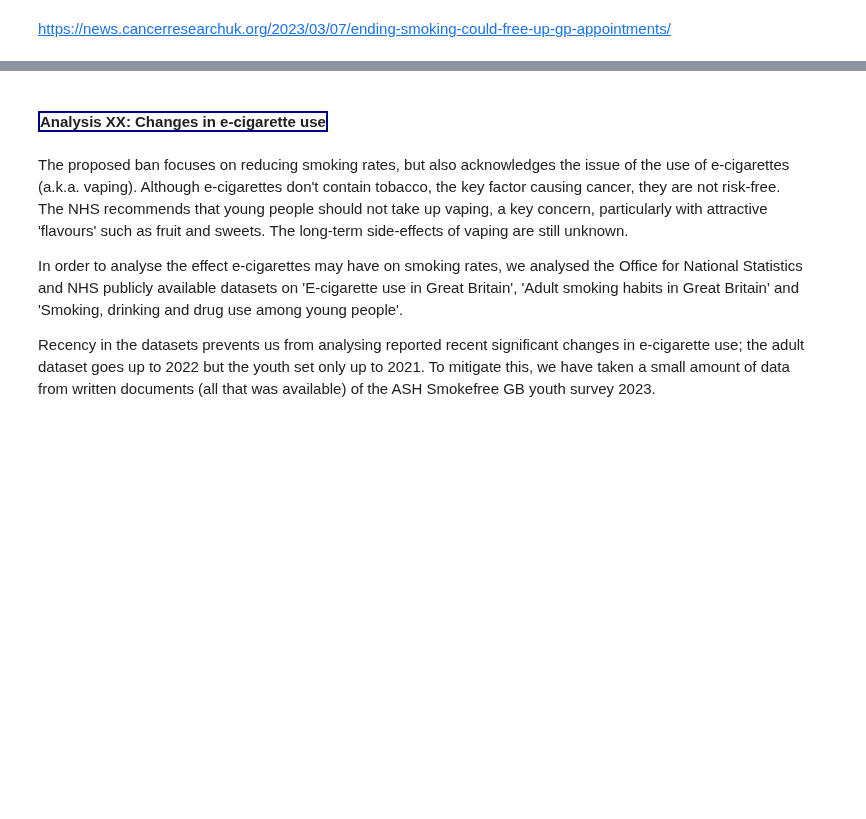
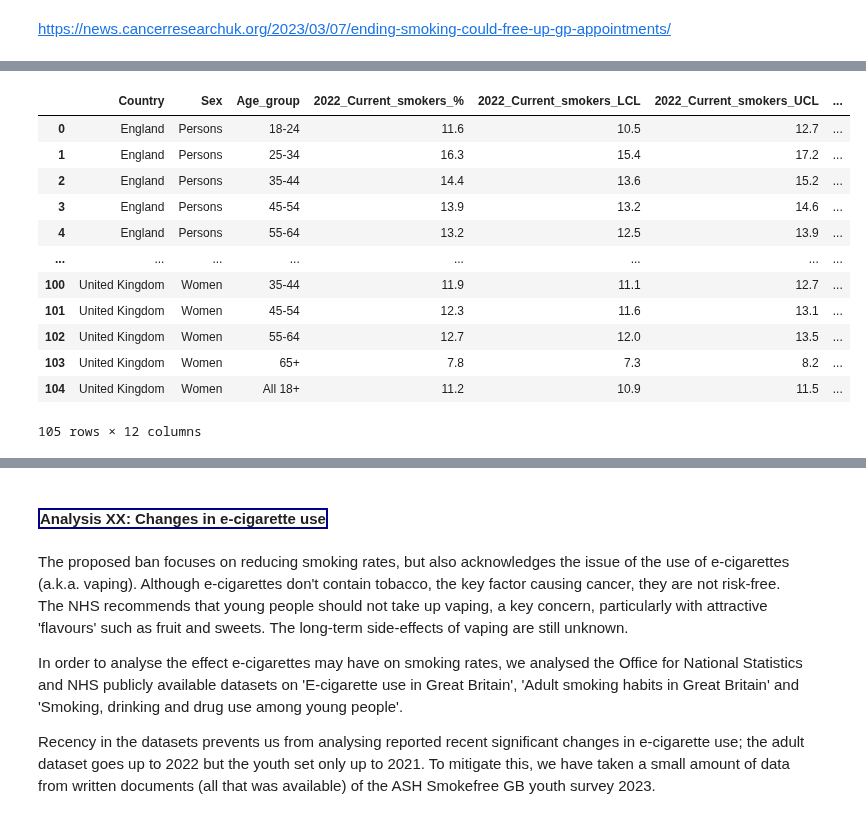
Before and after one commit to rhobaker/Data_Project, a Jupyter notebook: Main_Jupyter_workbook.ipynb, the cells around one changed output, grey strips where cells are left out. Saved outputs shown, nothing was run; the diff lists cells and outputs as text; code cells hidden in the pictures; blank space fills up the shorter version.

Commit message:
First update of files

```diff
--- a/Main_Jupyter_workbook.ipynb
+++ b/Main_Jupyter_workbook.ipynb
@@ -408,3 +403,12 @@ A summary of these is outlined below:
 <img src="https://github.com/rhobaker/Data_Project/blob/main/Smoking_actions_timeline.png?raw=true" width="900" height="450"/>
 # %% [markdown]
 https://news.cancerresearchuk.org/2023/03/07/ending-smoking-could-free-up-gp-appointments/
+# %%
+import pandas as pd
+
+# Load the CSV file
+file_path = 'https://raw.githubusercontent.com/rhobaker/Data_Project/main/ONS_smoking_habits_in_the_uk_and_its_constituent_countries/Table_1.csv'
+data = pd.read_csv(file_path)
+
+# Display the first few rows to understand its structure
+data.head()
@@ -410,0 +423,28 @@ https://news.cancerresearchuk.org/2023/03/07/ending-smoking-could-free-up-gp-app
+# %%
+# Clean the column names
+data.columns = data.columns.str.replace('\n', '').str.replace(' ', '_').str.replace('__', '_').str.strip()
+# Adjusted column names based on the inspection
+columns_of_interest = [
+    'Country', 'Sex', 'Age_group',
+    '2022_Current_smokers_%', '2022_Current_smokers_LCL', '2022_Current_smokers_UCL',
+    '2022_Ex-smokers_%', '2022_Ex-smokers_LCL', '2022_Ex-smokers_UCL',
+    '2022_Never_smoked_%', '2022_Never_smoked_LCL', '2022_Never_smoked_UCL'
+]
+
+# Select relevant columns for the year 2022
+data_2022 = data[columns_of_interest].copy()
+data_2022
+# %% [output]
+|  | Country | Sex | Age_group | 2022_Current_smokers_% | 2022_Current_smokers_LCL | 2022_Current_smokers_UCL | ... |
+| 0 | England | Persons | 18-24 | 11.6 | 10.5 | 12.7 | ... |
+| 1 | England | Persons | 25-34 | 16.3 | 15.4 | 17.2 | ... |
+| 2 | England | Persons | 35-44 | 14.4 | 13.6 | 15.2 | ... |
+| 3 | England | Persons | 45-54 | 13.9 | 13.2 | 14.6 | ... |
+| 4 | England | Persons | 55-64 | 13.2 | 12.5 | 13.9 | ... |
+| ... | ... | ... | ... | ... | ... | ... | ... |
+| 100 | United Kingdom | Women | 35-44 | 11.9 | 11.1 | 12.7 | ... |
+| 101 | United Kingdom | Women | 45-54 | 12.3 | 11.6 | 13.1 | ... |
+| 102 | United Kingdom | Women | 55-64 | 12.7 | 12.0 | 13.5 | ... |
+| 103 | United Kingdom | Women | 65+ | 7.8 | 7.3 | 8.2 | ... |
+| 104 | United Kingdom | Women | All 18+ | 11.2 | 10.9 | 11.5 | ... |
+105 rows × 12 columns
```
Also changed, not shown: parts of 24 cells of this notebook.
